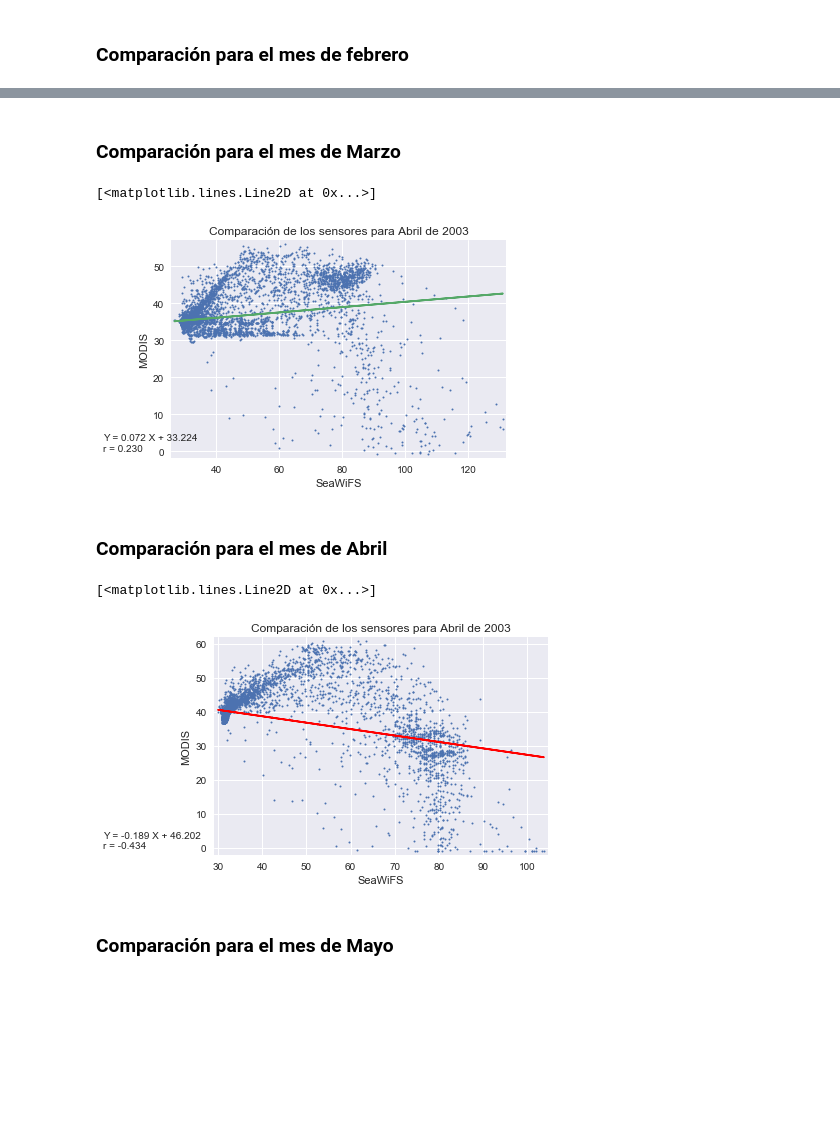
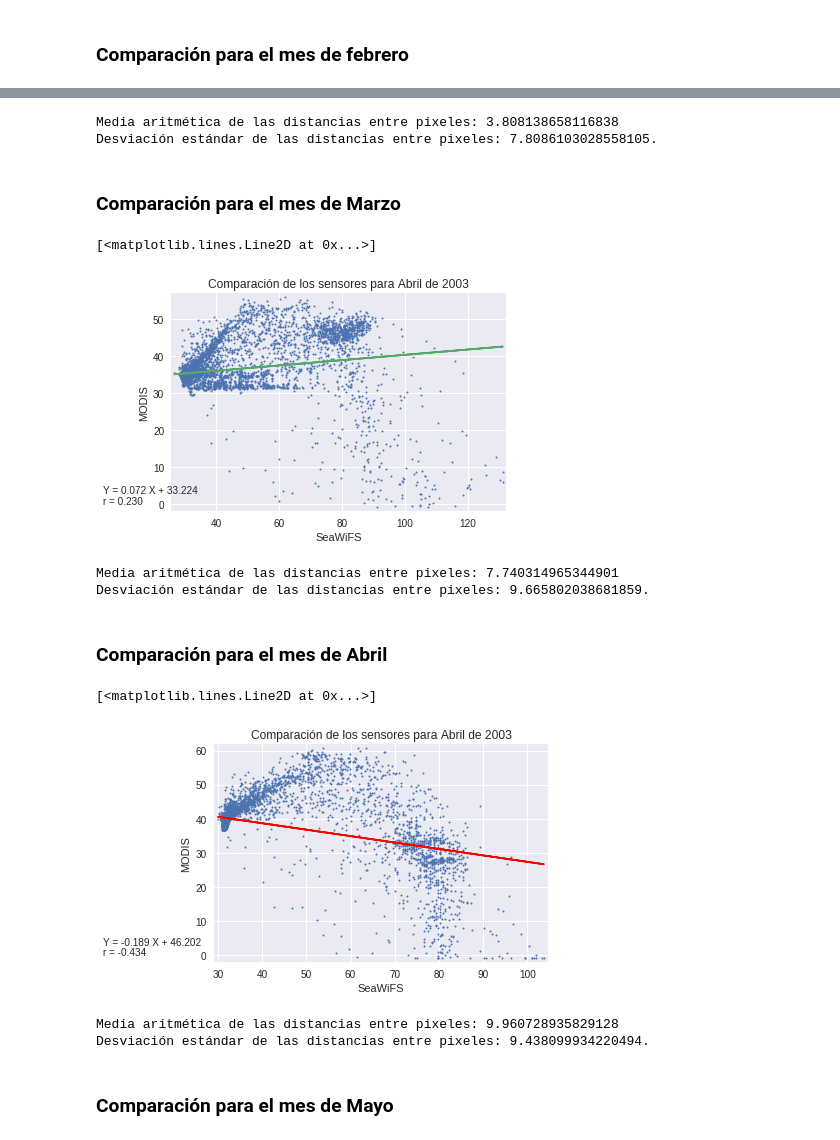
Before and after one commit to jjups96/Satellite, a Jupyter notebook: regresion/Regresión entre los sensores SeaWiFS y MODIS (555).ipynb, the cells around one changed output, grey strips where cells are left out. Drawn from its saved outputs; the diff is of its cells as text; code cells hidden in the pictures; blank space fills up the shorter version.

```diff
--- a/regresion/Regresión entre los sensores SeaWiFS y MODIS (555).ipynb
+++ b/regresion/Regresión entre los sensores SeaWiFS y MODIS (555).ipynb
@@ -175,9 +187,19 @@ plt.plot(datos_seawifs, a * datos_seawifs + b)
+# %%
+datos_comb = abs(datos_seawifs - datos_modis)
+ma_comb = np.mean(datos_comb)
+desv_est_comb = np.std(datos_comb)
+
+print("Media aritmética de las distancias entre pixeles: {}".format(ma_comb))
+print("Desviación estándar de las distancias entre pixeles: {}.".format(desv_est_comb))
+# %% [output]
+Media aritmética de las distancias entre pixeles: 3.808138658116838
+Desviación estándar de las distancias entre pixeles: 7.8086103028558105.
 # %% [markdown]
 ### Comparación para el mes de Marzo
 # %%
 # Para el sensor SeaWiFS.
 
-with open('MARZO 2003/SeaWiFS/Composicion (Lt_555).txt') as archivo_seawifs:
+with open('MARZO_2003/SeaWiFS/Composicion (Lt_555).txt') as archivo_seawifs:
     for _ in range(5):
         # Ignoramos los primeros 5 renglones del archivo.
         archivo_seawifs.readline()
@@ -191,47 +213,57 @@ datos_seawifs = np.array([float(dat) for dat in datos_seawifs])
 
 # Para el sensor MODIS. Es lo mismo pero con otro archivo.
 
-with open('MARZO 2003/MODIS/Composicion (B12).txt') as archivo_modis:
+with open('MARZO_2003/MODIS/Composicion (B12).txt') as archivo_modis:
     for _ in range(5):
         # Ignoramos los primeros 5 renglones del archivo.
         archivo_modis.readline()
     # Separamos los datos en una matriz.
     datos_modis = np.array([archivo_modis.readline().split()
                               for _ in range(127)])
 
 # Desenrrollamos y convertimos a reales.
 datos_modis = datos_modis.ravel()
 datos_modis = np.array([float(dat) for dat in datos_modis])
 
 # Calculamos los coeficientes del ajuste lineal
 a, b = np.polyfit(datos_seawifs, datos_modis, 1)
 # Calculamos el coeficiente de correlación
 r = np.corrcoef(datos_seawifs, datos_modis)
 
 plt.plot(datos_seawifs, datos_modis, linestyle='', marker='o', markersize=2)
 
 plt.xlim(np.min(datos_seawifs) - 1, np.max(datos_seawifs) + 1)
 plt.ylim(np.min(datos_modis) - 1, np.max(datos_modis) + 1)
 
 plt.xlabel("SeaWiFS")
 plt.ylabel("MODIS")
 
 plt.title("Comparación de los sensores para Abril de 2003")
 
 plt.text(4, 0, 'r = {0:2.3f}'.format(r[0,1]))
 plt.text(4, 3, 'Y = {0:2.3f} X + {1:2.3f}'.format(a, b))
 
 # El ajuste calculado.
 plt.plot(datos_seawifs, a * datos_seawifs + b)
 # %% [output]
 [<matplotlib.lines.Line2D at 0x...>]
-[figure, old version]
+[figure, new version]
+# %%
+datos_comb = abs(datos_seawifs - datos_modis)
+ma_comb = np.mean(datos_comb)
+desv_est_comb = np.std(datos_comb)
+
+print("Media aritmética de las distancias entre pixeles: {}".format(ma_comb))
+print("Desviación estándar de las distancias entre pixeles: {}.".format(desv_est_comb))
+# %% [output]
+Media aritmética de las distancias entre pixeles: 7.740314965344901
+Desviación estándar de las distancias entre pixeles: 9.665802038681859.
 # %% [markdown]
 ### Comparación para el mes de Abril
 # %%
 # Para el sensor SeaWiFS.
 
-with open('ABRIL 2003/SeaWiFS/Composicion (Lt_555).txt') as archivo_seawifs:
+with open('ABRIL_2003/SeaWiFS/Composicion (Lt_555).txt') as archivo_seawifs:
     for _ in range(5):
         # Ignoramos los primeros 5 renglones del archivo.
         archivo_seawifs.readline()
@@ -245,7 +277,7 @@ datos_seawifs = np.array([float(dat) for dat in datos_seawifs])
 
 # Para el sensor MODIS. Es lo mismo pero con otro archivo.
 
-with open('ABRIL 2003/MODIS/Composicion (B12).txt') as archivo_modis:
+with open('ABRIL_2003/MODIS/Composicion (B12).txt') as archivo_modis:
     for _ in range(5):
         # Ignoramos los primeros 5 renglones del archivo.
         archivo_modis.readline()
@@ -279,7 +311,17 @@ plt.text(4, 3, 'Y = {0:2.3f} X + {1:2.3f}'.format(a, b))
 plt.plot(datos_seawifs, a * datos_seawifs + b,"r")
 # %% [output]
 [<matplotlib.lines.Line2D at 0x...>]
-[figure, old version]
+[figure, new version]
+# %%
+datos_comb = abs(datos_seawifs - datos_modis)
+ma_comb = np.mean(datos_comb)
+desv_est_comb = np.std(datos_comb)
+
+print("Media aritmética de las distancias entre pixeles: {}".format(ma_comb))
+print("Desviación estándar de las distancias entre pixeles: {}.".format(desv_est_comb))
+# %% [output]
+Media aritmética de las distancias entre pixeles: 9.960728935829128
+Desviación estándar de las distancias entre pixeles: 9.438099934220494.
 # %% [markdown]
 ### Comparación para el mes de Mayo
 # %%
```
Also changed, not shown: parts of 7 cells of this notebook, 16 other files.
